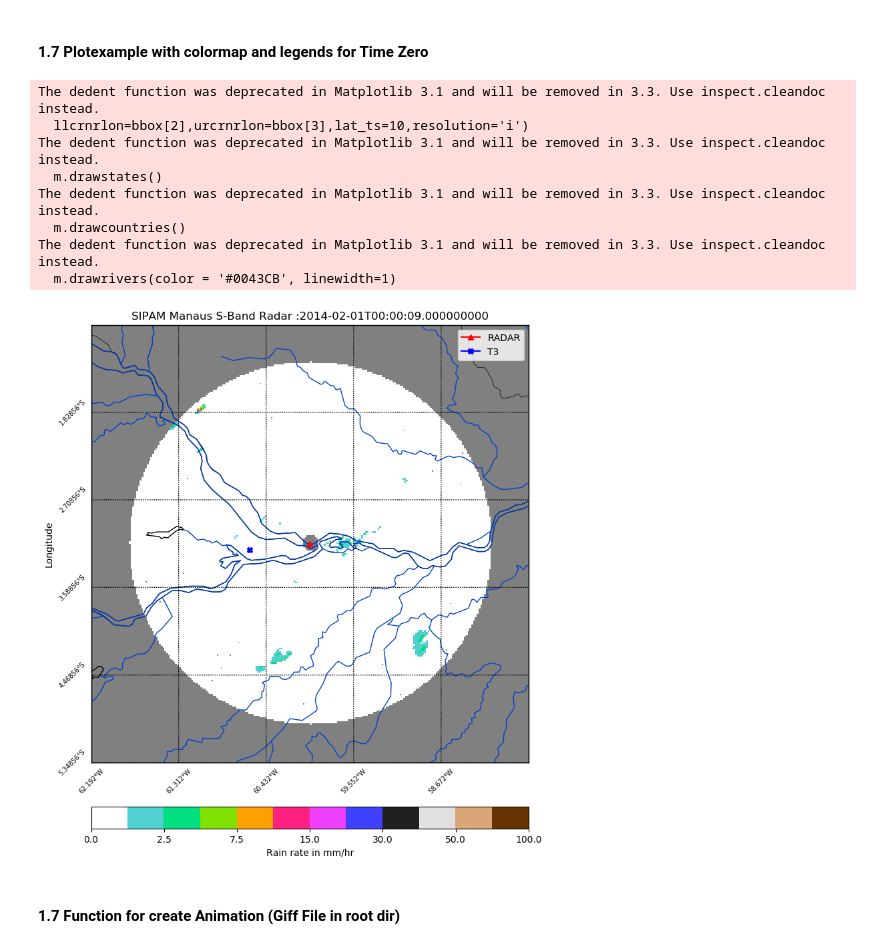
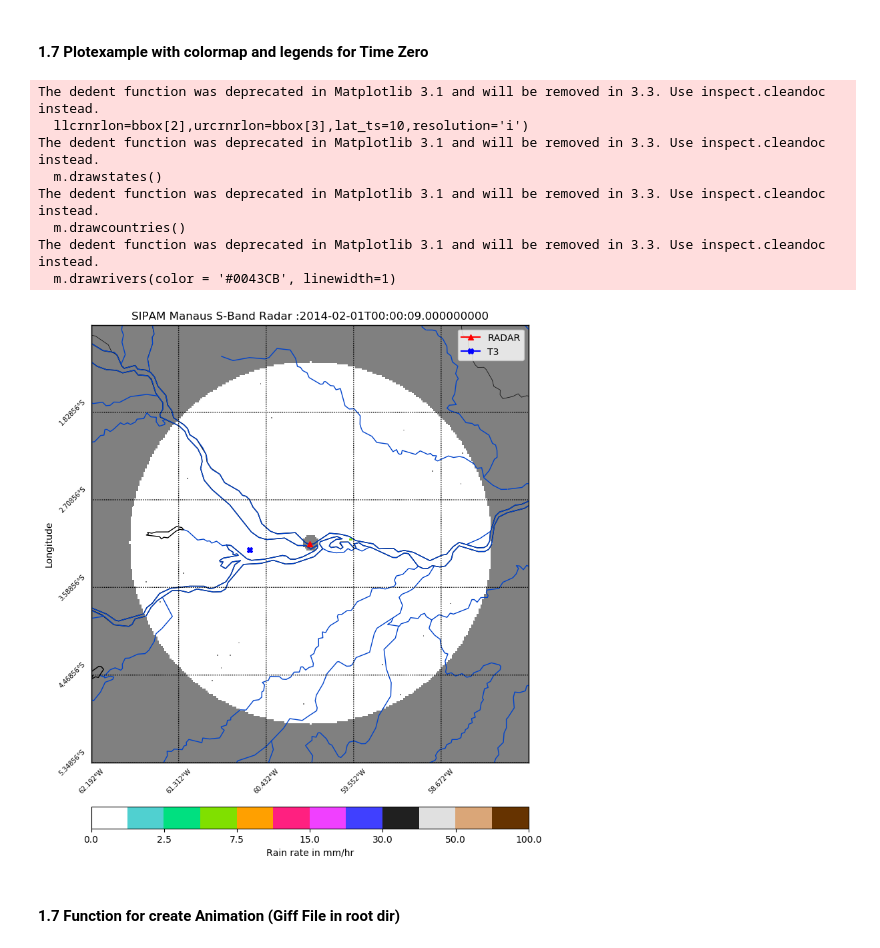
Before and after one commit to helvecioneto/CAP-394, a Jupyter notebook: 01-EDA.ipynb, the cells around one changed output. Cells and saved outputs as stored; diff of their text form; code cells hidden in the pictures.

Commit message:
Limiar Filter

```diff
--- a/01-EDA.ipynb
+++ b/01-EDA.ipynb
@@ -152,0 +164,19 @@ for i in range(interval):
+# %%
+def limiar(data):
+
+    lMax = len(data[0])
+    llim = np.zeros((data.shape[0],data.shape[1],data.shape[2]))
+    #llim[llim == 0] = np.float32('nan')
+
+    for k in range(len(data)):
+        for i in range(lMax):
+            for j in range(lMax):
+                if data[k][i][j] > 5:
+                    llim[k][i][j] = data[k][i][j]
+
+    for k in range(len(data)):
+        for i in range(lMax):
+            for j in range(lMax):
+                if np.isnan(data[0][i][j]):
+                    llim[k][i][j] = data[0][i][j]
+    return llim
@@ -153,3 +193,5 @@ for i in range(interval):
+# %%
+ll = limiar(frames)
 # %% [markdown]
 #### 1.6 Plot simple example without colormap legends for Time Zero
 # %%
@@ -168,17 +210,17 @@ plt.scatter(lon,lat,frames[figtime])
 #### 1.7 Plotexample with colormap and legends for Time Zero
 # %%
 from lib.radar_plot import radar_plot
-img = radar_plot(rr=frames[0],runit=runit,lat=lat,lon=lon,start_time=start_time,stop_time=stop_time)
+img = radar_plot(rr=ll[1],runit=runit,lat=lat,lon=lon,start_time=start_time,stop_time=stop_time)
 # %% [output]
 The dedent function was deprecated in Matplotlib 3.1 and will be removed in 3.3. Use inspect.cleandoc instead.
   llcrnrlon=bbox[2],urcrnrlon=bbox[3],lat_ts=10,resolution='i')
 The dedent function was deprecated in Matplotlib 3.1 and will be removed in 3.3. Use inspect.cleandoc instead.
   m.drawstates()
 The dedent function was deprecated in Matplotlib 3.1 and will be removed in 3.3. Use inspect.cleandoc instead.
   m.drawcountries()
 The dedent function was deprecated in Matplotlib 3.1 and will be removed in 3.3. Use inspect.cleandoc instead.
   m.drawrivers(color = '#0043CB', linewidth=1)
-[figure, old version]
+[figure, new version]
 # %%
 ### Without Radar range
 frame = np.nan_to_num(frames[10])
```
Also changed, not shown: parts of 5 cells of this notebook, 4 other files.
